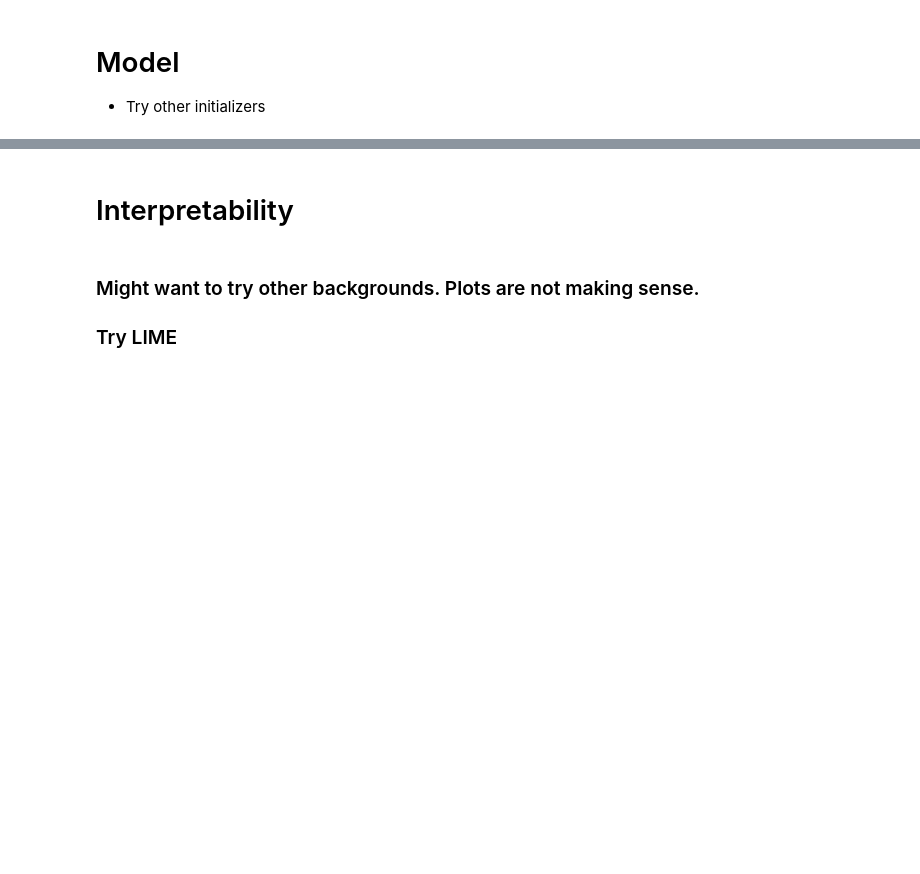
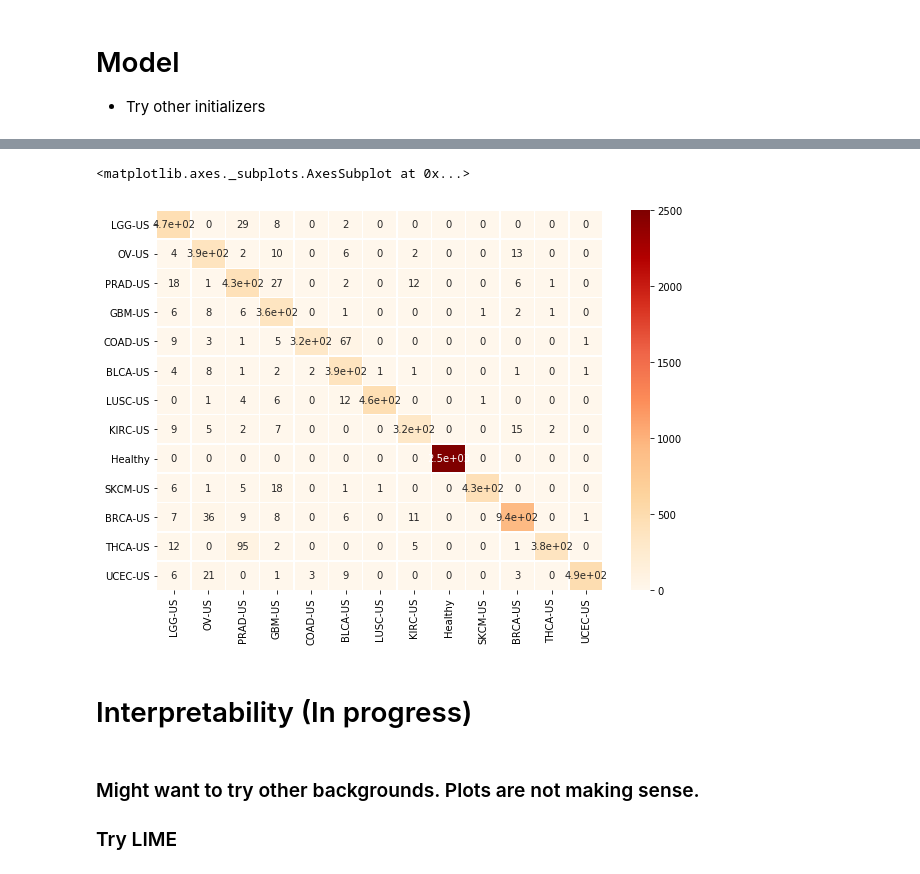
Before and after one commit to nimuh/cancer-dl, a Jupyter notebook: Gene Frequency Classifier.ipynb, the cells around one changed output, grey strips where cells are left out. Saved outputs shown, nothing was run; the diff lists cells and outputs as text; code cells hidden in the pictures; blank space fills up the shorter version.

Commit message:
notebook with better model

```diff
--- a/Gene Frequency Classifier.ipynb
+++ b/Gene Frequency Classifier.ipynb
@@ -199,0 +205,2 @@ model.save()
+# %%
+y_pred_cancers = math.round(model(stand_datax_train)[1])
@@ -199,0 +213,3 @@ model.save()
+# %%
+preds = [cancer_labels[np.argmax(y_preds)] for y_preds in y_pred_cancers]
+true_labels = [cancer_labels[np.argmax(datay)] for datay in datay_train]
@@ -200,5 +219,16 @@ model.save()
+# %%
+cnf_mat = confusion_matrix(true_labels, preds, labels=cancer_labels)
+# %%
+df_cm = pd.DataFrame(cnf_mat, index = [i for i in cancer_labels],
+                  columns = [i for i in cancer_labels])
+# %%
+plt.figure(figsize=(10,7))
+heatmap(df_cm, cmap='OrRd', linewidths=.5, annot=True)
+# %% [output]
+<matplotlib.axes._subplots.AxesSubplot at 0x...>
+[figure, added]
 # %% [markdown]
-# Interpretability
+# Interpretability (In progress)
 # %%
 # SHAP libraries for neural network
 from shap import GradientExplainer
```
Also changed, not shown: parts of 18 cells of this notebook.
